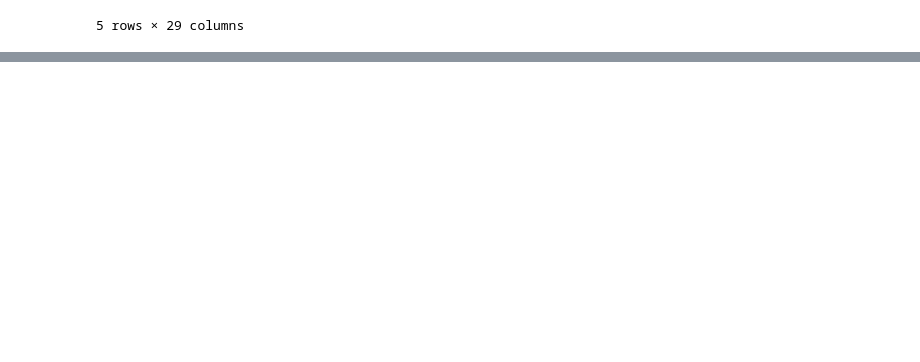
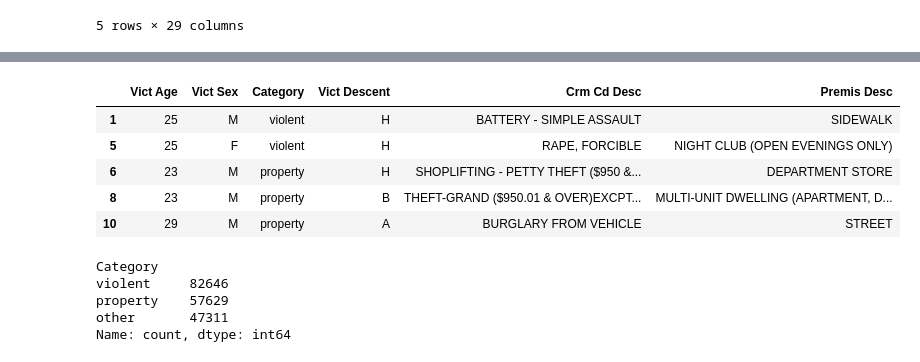
Before and after one commit to Ed-Lovera/AI-PT-Project-1, a Jupyter notebook: Vickram/crime_dataframe.ipynb, the cells around one changed output, grey strips where cells are left out. Cells and saved outputs as stored; diff of their text form; code cells hidden in the pictures; blank space fills up the shorter version.

```diff
--- a/Vickram/crime_dataframe.ipynb
+++ b/Vickram/crime_dataframe.ipynb
@@ -61,9 +56,9 @@ property_crimes = [310, 320, 510, 520, 433, 330, 331, 410, 420, 421, 350, 351,35
 # Defining a function to categorize crimes
 def crime_category(Crm_Cd):
     if Crm_Cd in violent_crimes:
-        return 'violent_crime'
+        return 'violent'
     elif Crm_Cd in property_crimes:
-        return 'property_crimes'
+        return 'property'
     else:
         return 'other'
 
@@ -80,0 +99,3 @@ la_crime_df.head(5)
+# %%
+# Creating a filter for the Vict Age and ignoring 0's
+age_filter = (la_crime_df['Vict Age'] >= 1) & (la_crime_df['Vict Age'] <= 30)
@@ -80,0 +123,23 @@ la_crime_df.head(5)
+# %%
+# Adding the age_filter to the df
+la_crime_df_filtered = la_crime_df.loc[age_filter]
+# %%
+# Testing filtered data to validate results
+la_crime_df_filtered[['Vict Age','Vict Sex','Category','Vict Descent','Crm Cd Desc', 'Premis Desc']].head(5)
+# %% [output]
+|  | Vict Age | Vict Sex | Category | Vict Descent | Crm Cd Desc | Premis Desc |
+| 1 | 25 | M | violent | H | BATTERY - SIMPLE ASSAULT | SIDEWALK |
+| 5 | 25 | F | violent | H | RAPE, FORCIBLE | NIGHT CLUB (OPEN EVENINGS ONLY) |
+| 6 | 23 | M | property | H | SHOPLIFTING - PETTY THEFT ($950 &... | DEPARTMENT STORE |
+| 8 | 23 | M | property | B | THEFT-GRAND ($950.01 & OVER)EXCPT... | MULTI-UNIT DWELLING (APARTMENT, D... |
+| 10 | 29 | M | property | A | BURGLARY FROM VEHICLE | STREET |
+# %%
+# performing a groupby on the category
+category_count = la_crime_df_filtered['Category'].value_counts()
+category_count
+# %% [output]
+Category
+violent     82646
+property    57629
+other       47311
+Name: count, dtype: int64
```
Also changed, not shown: parts of 5 cells of this notebook, 1 other file.
